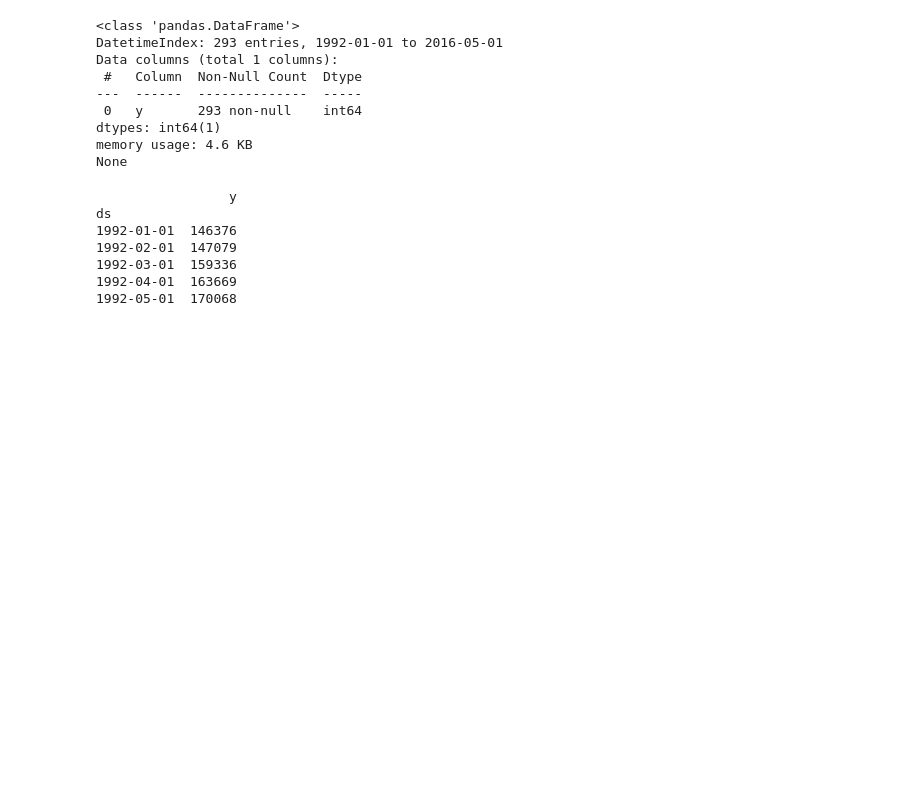
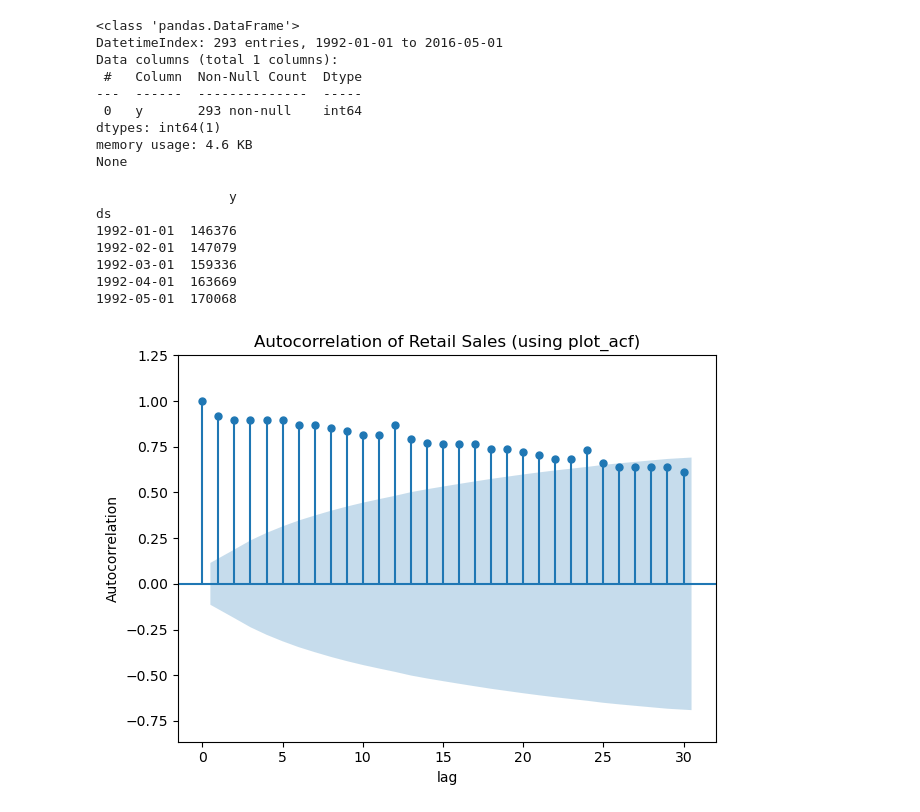
Before and after one commit to Htet-Khant-Linn/STAT_303_-Time_Series_Analysis, a Jupyter notebook: In-Class Exercise/Week_3/2026-02-18_ACP.ipynb, the cells around one changed output. Cells and saved outputs as stored; diff of their text form; code cells hidden in the pictures; blank space fills up the shorter version.

```diff
--- a/In-Class Exercise/Week_3/2026-02-18_ACP.ipynb
+++ b/In-Class Exercise/Week_3/2026-02-18_ACP.ipynb
@@ -212,3 +212,19 @@ ds
 1992-03-01  159336
 1992-04-01  163669
 1992-05-01  170068
+# %%
+plot_acf(
+    x = retail_sales.y,
+    lags = 30,
+    alpha = 0.05,
+    auto_ylims=True
+);
+plt.title('Autocorrelation of Retail Sales (using plot_acf)')
+plt.ylabel('Autocorrelation')
+plt.xlabel('lag')
+
+plt.tight_layout()
+plt.savefig('output/autocorrelation_of_retail_sales_using_plo_acf.png')
+plt.show()
+# %% [output]
+[figure, added]
```
Also changed, not shown: parts of 1 cell of this notebook, 9 other files.
